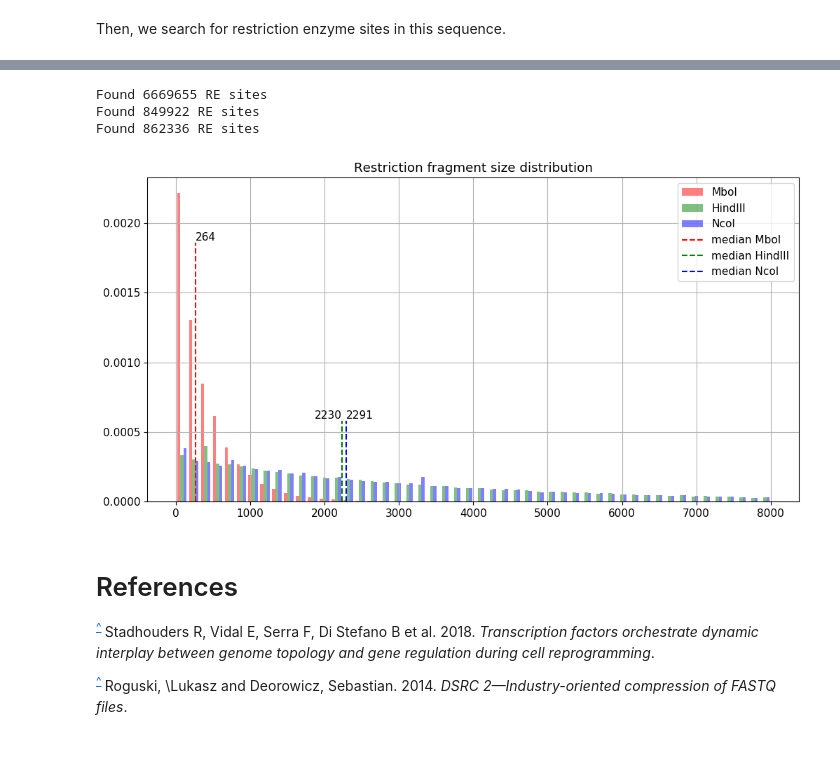
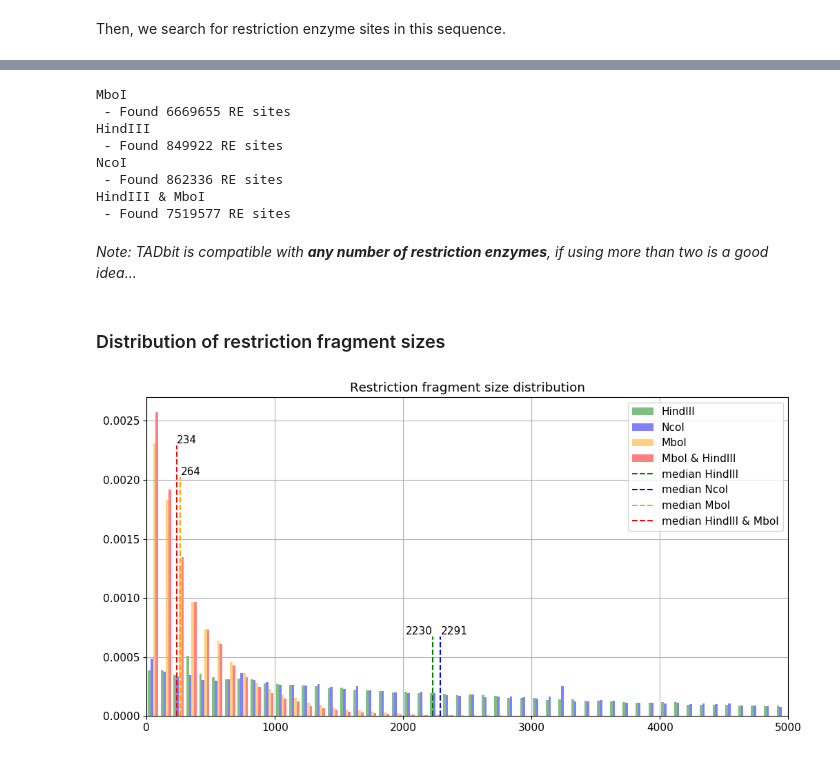
Before and after one commit to 3DGenomes/MethodsMolBiol, a Jupyter notebook: Notebooks/A2a-Design HiC experiment.ipynb, the cells around one changed output, grey strips where cells are left out. Cells and saved outputs as stored; diff of their text form; code cells hidden in the pictures.

```diff
--- a/Notebooks/A2a-Design HiC experiment.ipynb
+++ b/Notebooks/A2a-Design HiC experiment.ipynb
@@ -56,13 +69,26 @@ Then, we search for restriction enzyme sites in this sequence.
 # %%
-from pytadbit.mapping.restriction_enzymes import map_re_sites
+print 'MboI\n -',
+frags_MboI    = map_re_sites('MboI'              , genome_seq, verbose=True)
 
-frags_MboI    = map_re_sites('MboI'   , genome_seq, verbose=True)
-frags_HindIII = map_re_sites('HindIII', genome_seq, verbose=True)
-frags_NcoI    = map_re_sites('NcoI'   , genome_seq, verbose=True)
+print 'HindIII\n -',
+frags_HindIII = map_re_sites('HindIII'           , genome_seq, verbose=True)
+
+print 'NcoI\n -',
+frags_NcoI    = map_re_sites('NcoI'              , genome_seq, verbose=True)
+
+print 'HindIII & MboI\n -',
+frags_double  = map_re_sites(['HindIII', 'MboI'] , genome_seq, verbose=True)
 # %% [output]
-Found 6669655 RE sites
-Found 849922 RE sites
-Found 862336 RE sites
+MboI
+ - Found 6669655 RE sites
+HindIII
+ - Found 849922 RE sites
+NcoI
+ - Found 862336 RE sites
+HindIII & MboI
+ - Found 7519577 RE sites
+# %% [markdown]
+_Note: TADbit is compatible with __any number of restriction enzymes__, if using more than two is a good idea..._
 # %%
 max_size = 30000
 c0 = 'chr1'
@@ -95,33 +121,45 @@ for c1, v1 in [(c, v) for c in frags_NcoI for p in frags_NcoI[c]
         if diff < max_size:  # larger fragments are probably poorly assembled regions
             dists_NcoI.append(diff)
     v0 = v1
+
+v0 = 0
+dists_double = []
+for c1, v1 in [(c, v) for c in frags_double for p in frags_double[c]
+               for v in frags_double[c][p]]:
+    if c1 == c0:
+        diff = abs(v1 - v0)
+        if diff < max_size:  # larger fragments are probably poorly assembled regions
+            dists_double.append(diff)
+    v0 = v1
+# %% [markdown]
+### Distribution of restriction fragment sizes
 # %%
 import numpy as np
 plt.figure(figsize=(12, 6))
-_ = plt.hist([dists_MboI, dists_HindIII, dists_NcoI], bins=50, color=['red', 'green', 'blue'],
-             alpha=0.5, label=['MboI', 'HindIII', 'NcoI'], range=(0, 8000), normed=True)
+_ = plt.hist([dists_HindIII, dists_NcoI, dists_MboI, dists_double], bins=50,
+             color=['green', 'blue', 'orange', 'red'],
+             alpha=0.5, label=['HindIII', 'NcoI', 'MboI', 'MboI & HindIII'], range=(0, 5000), normed=True)
 y0, y1 = plt.ylim()
-plt.vlines(np.median(dists_MboI), y0, y1 * 0.8, color='red', linestyle='--',
-          label='median MboI')
 plt.vlines(np.median(dists_HindIII), y0, y1 * 0.25, color='green', linestyle='--',
           label='median HindIII')
 plt.vlines(np.median(dists_NcoI)   , y0, y1 * 0.25, color='blue', linestyle='--',
           label='median NcoI')
-plt.text(np.median(dists_MboI), y1 * 0.8, '%.0f' % np.median(dists_MboI), va='bottom',
+plt.vlines(np.median(dists_MboI), y0, y1 * 0.75, color='orange', linestyle='--',
+          label='median MboI')
+plt.vlines(np.median(dists_double)   , y0, y1 * 0.85, color='red', linestyle='--',
+          label='median HindIII & MboI')
+plt.text(np.median(dists_MboI), y1 * 0.75, '%.0f' % np.median(dists_MboI), va='bottom',
          ha='left')
 plt.text(np.median(dists_HindIII), y1 * 0.25, '%.0f' % np.median(dists_HindIII), va='bottom',
          ha='right')
 plt.text(np.median(dists_NcoI)   , y1 * 0.25,'%.0f' % np.median(dists_NcoI)   , va='bottom',
          ha='left')
+plt.text(np.median(dists_double)   , y1 * 0.85,'%.0f' % np.median(dists_double)   , va='bottom',
+         ha='left')
 plt.title('Restriction fragment size distribution')
 plt.legend()
 plt.grid()
+plt.xlim(0, 5000)
 plt.show()
 # %% [output]
-[figure, old version]
+[figure, new version]
-# %% [markdown]
-# References
-
-<a name="cite-ralph"/><sup>[^](#ref-1) </sup>Stadhouders R, Vidal E, Serra F, Di Stefano B et al. 2018. _Transcription factors orchestrate dynamic interplay between genome topology and gene regulation during cell reprogramming_.
-
-<a name="cite-roguski2014dsrc"/><sup>[^](#ref-4) </sup>Roguski, \Lukasz and Deorowicz, Sebastian. 2014. _DSRC 2—Industry-oriented compression of FASTQ files_.
```
Also changed, not shown: parts of 13 cells of this notebook, 4 other files.
